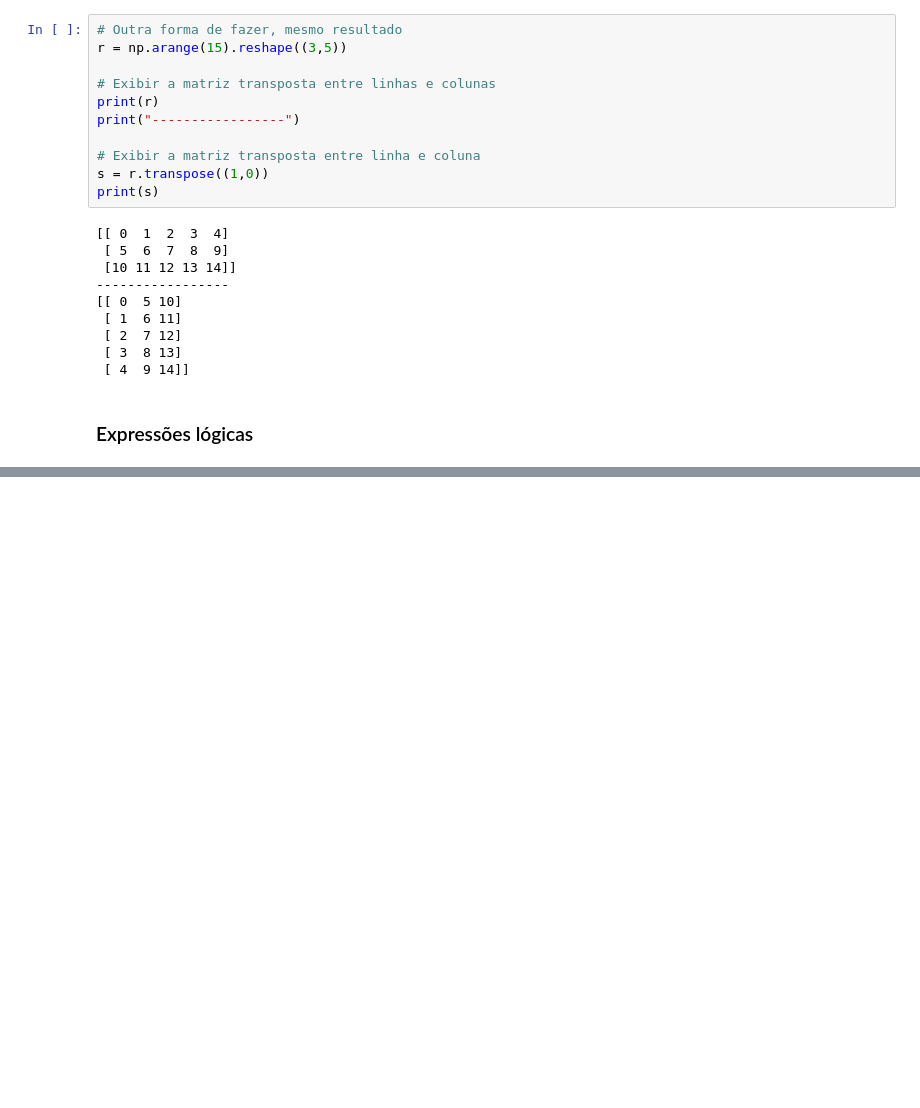
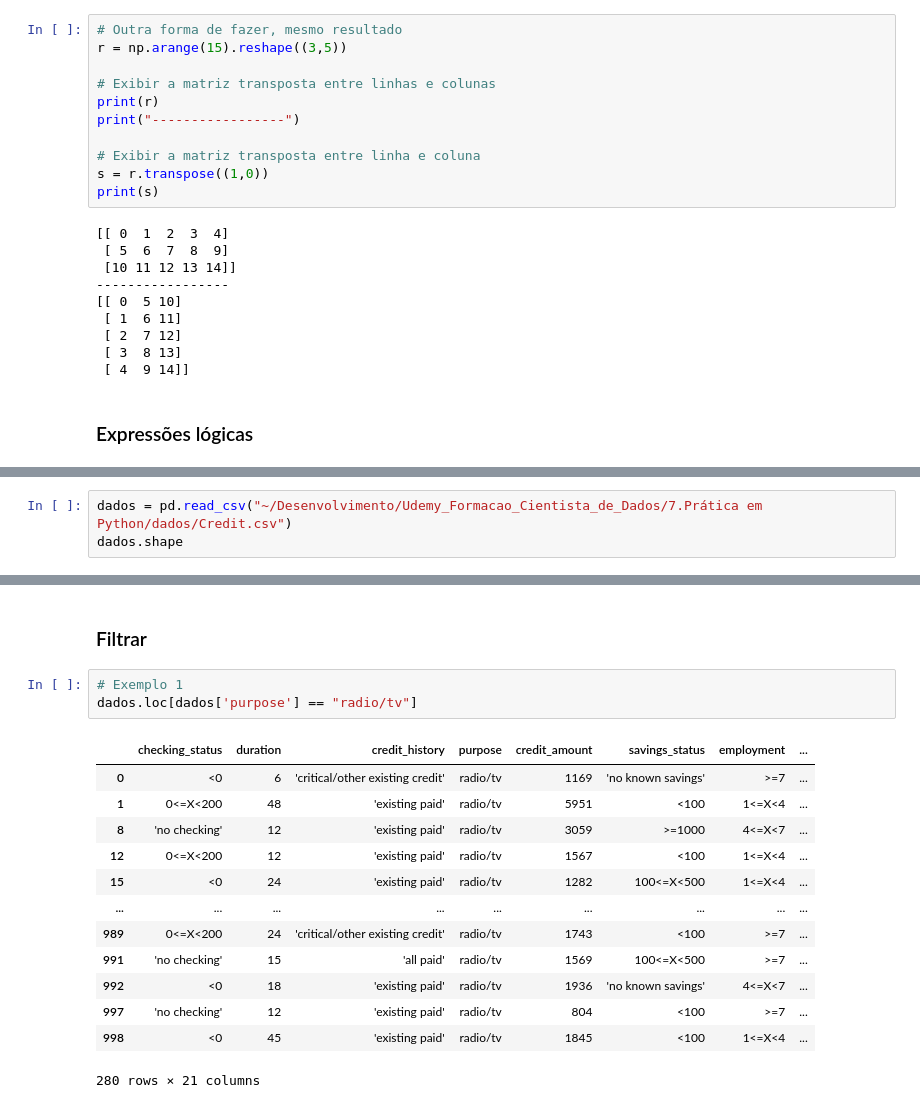
Before and after one commit to DiegoRCarvalho/analise-de-dados-python, a Jupyter notebook: analise_dados_python.ipynb, the cells around one changed output, grey strips where cells are left out. Saved outputs shown, nothing was run; the diff lists cells and outputs as text; blank space fills up the shorter version.

```diff
--- a/analise_dados_python.ipynb
+++ b/analise_dados_python.ipynb
@@ -752,0 +790,3 @@ print(z)
+# %%
+dados = pd.read_csv("~/Desenvolvimento/Udemy_Formacao_Cientista_de_Dados/7.Prática em Python/dados/Credit.csv")
+dados.shape
@@ -752,0 +867,19 @@ print(z)
+# %% [markdown]
+### <a>Filtrar</a>
+# %%
+# Exemplo 1
+dados.loc[dados['purpose'] == "radio/tv"]
+# %% [output]
+|  | checking_status | duration | credit_history | purpose | credit_amount | savings_status | employment | ... |
+| 0 | <0 | 6 | 'critical/other existing credit' | radio/tv | 1169 | 'no known savings' | >=7 | ... |
+| 1 | 0<=X<200 | 48 | 'existing paid' | radio/tv | 5951 | <100 | 1<=X<4 | ... |
+| 8 | 'no checking' | 12 | 'existing paid' | radio/tv | 3059 | >=1000 | 4<=X<7 | ... |
+| 12 | 0<=X<200 | 12 | 'existing paid' | radio/tv | 1567 | <100 | 1<=X<4 | ... |
+| 15 | <0 | 24 | 'existing paid' | radio/tv | 1282 | 100<=X<500 | 1<=X<4 | ... |
+| ... | ... | ... | ... | ... | ... | ... | ... | ... |
+| 989 | 0<=X<200 | 24 | 'critical/other existing credit' | radio/tv | 1743 | <100 | >=7 | ... |
+| 991 | 'no checking' | 15 | 'all paid' | radio/tv | 1569 | 100<=X<500 | >=7 | ... |
+| 992 | <0 | 18 | 'existing paid' | radio/tv | 1936 | 'no known savings' | 4<=X<7 | ... |
+| 997 | 'no checking' | 12 | 'existing paid' | radio/tv | 804 | <100 | >=7 | ... |
+| 998 | <0 | 45 | 'existing paid' | radio/tv | 1845 | <100 | 1<=X<4 | ... |
+280 rows × 21 columns
```
Also changed, not shown: parts of 53 cells of this notebook.
